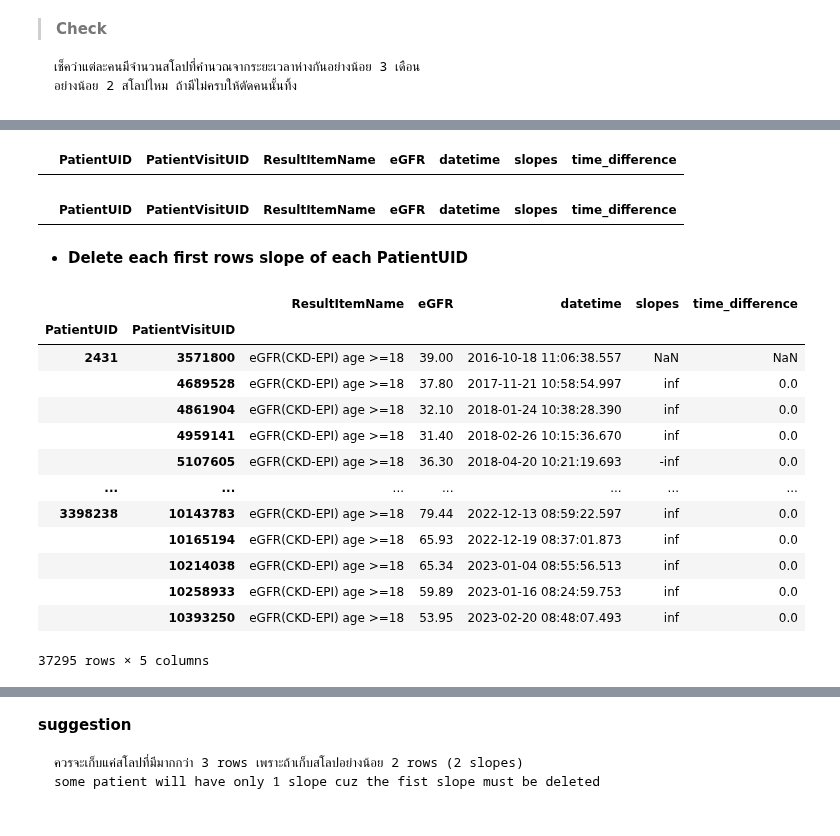
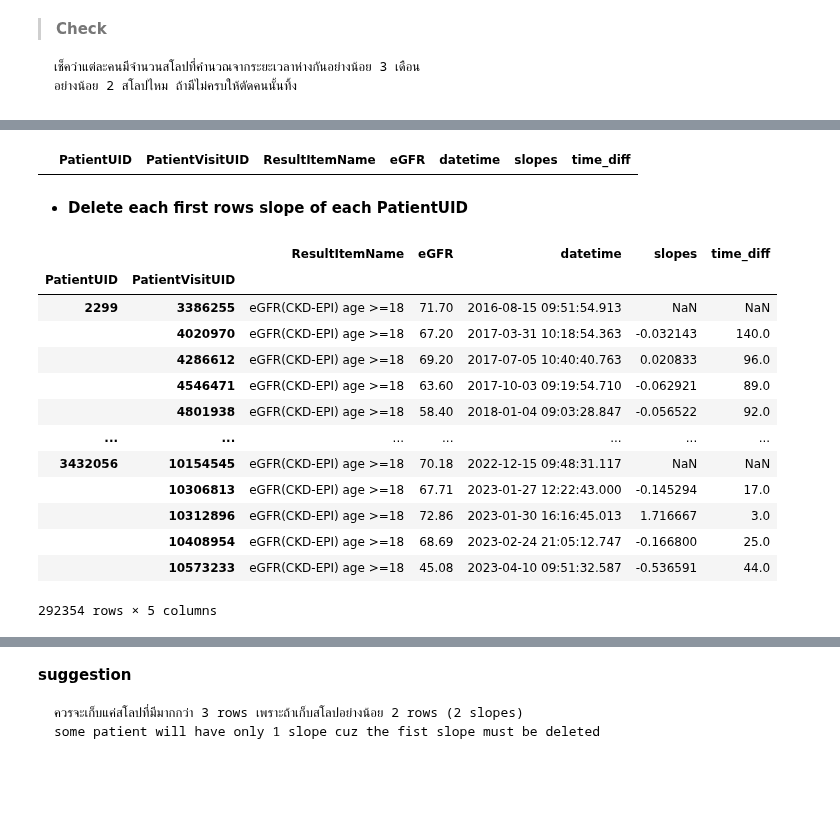
Before and after one commit to nxxk23/PROJECT, a Jupyter notebook: Re_CountSlopes.ipynb, the cells around one changed output, grey strips where cells are left out. Cells and saved outputs as stored; diff of their text form; code cells hidden in the pictures; blank space fills up the shorter version.

```diff
--- a/Re_CountSlopes.ipynb
+++ b/Re_CountSlopes.ipynb
@@ -231,4 +274,4 @@ valid_df
 # %%
-df = df_sorted[['ResultItemName', 'ResultValue','datetime']]
+df = df[['ResultItemName', 'ResultValue', 'datetime', 'lag1']]
 df
 # %% [output]
@@ -248,0 +292,13 @@ df
+# %%
+import pandas as pd
+
+# Assuming 'df' is your DataFrame
+
+# Change the column name 'lag1' to 'time_diff'
+df.rename(columns={'lag1': 'time_diff'}, inplace=True)
+
+# Convert the 'time_diff' values to numerical format representing the number of days
+df['time_diff'] = pd.to_timedelta(df['time_diff']).dt.days
+
+# Display the updated DataFrame
+df
@@ -249,10 +322,6 @@ df
 # %%
-import pandas as pd
-
-# Assuming you have a DataFrame named 'df_sorted' with columns 'ResultItemName', 'eGFR', 'datetime', 'PatientVisitUID', and 'time_difference' where 'PatientUID' is the index.
-
 # Convert 'ResultValue' column to numeric
-df['eGFR'] = pd.to_numeric(df_sorted['ResultValue'], errors='coerce')
+df['eGFR'] = pd.to_numeric(df['ResultValue'], errors='coerce')
 
 # Convert 'datetime' column to datetime type
 df['datetime'] = pd.to_datetime(df['datetime'])
@@ -260,14 +329,11 @@ df['datetime'] = pd.to_datetime(df['datetime'])
 # Drop rows with missing values in 'eGFR' and 'datetime' columns
 df.dropna(subset=['eGFR', 'datetime'], inplace=True)
 
-# Sort DataFrame by 'datetime'
-df.sort_values(by=['datetime'], inplace=True)
-
-##### Calculate the time difference in days ####
-df['time_difference'] = (df['datetime'] - df['datetime'].shift()).dt.days
+# Sort DataFrame by 'PatientUID' and 'datetime'
+df.sort_values(by=['PatientUID', 'datetime'], inplace=True)
 
 # Calculate slopes
-df['slopes'] = (df['eGFR'].diff() / df['time_difference'])
+df['slopes'] = (df['eGFR'].diff() / df['time_diff'])
 
 # Select desired columns
-eGFR_Patient = df[['ResultItemName', 'eGFR', 'datetime', 'slopes', 'time_difference']]
+eGFR_Patient = df[['ResultItemName', 'eGFR', 'datetime', 'slopes', 'time_diff']]
@@ -346,7 +377,7 @@ grouped = eGFR_Patient.groupby(level='PatientUID')
 # Iterate over each group
 for patient_uid, group in grouped:
     # Check if the group has at least 2 rows
-    if len(group) >= 2:
+    if len(group) >= 3:
         # Calculate the minimum and maximum datetime in the group
         min_datetime = group['datetime'].min()
         max_datetime = group['datetime'].max()
@@ -421,33 +442,29 @@ test.head()
-# %%
-t[t['PatientUID']==3417416] # before cut
-# %% [output]
-|  | PatientUID | PatientVisitUID | ResultItemName | eGFR | datetime | slopes | time_difference |
 # %%
-test[test['PatientUID']==3417416] # check if time_diff > 90
+test[test['PatientUID']==33070] # check if time_diff > 90
 # %% [output]
-|  | PatientUID | PatientVisitUID | ResultItemName | eGFR | datetime | slopes | time_difference |
+|  | PatientUID | PatientVisitUID | ResultItemName | eGFR | datetime | slopes | time_diff |
 # %% [markdown]
 - **Delete each first rows slope of each PatientUID**
 # %%
-# Replace 'slopes' and 'time_difference' columns of the first row for each unique 'PatientUID' in DataFrame 'filtered_df'
+# Replace 'slopes' and 'time_diff' columns of the first row for each unique 'PatientUID' in DataFrame 'filtered_df'
 for id in filtered_df.index.get_level_values('PatientUID').unique():
     first_row_index = filtered_df.loc[(id, slice(None)), :].index[0]
-    filtered_df.loc[first_row_index, ('slopes', 'time_difference')] = None
+    filtered_df.loc[first_row_index, ('slopes', 'time_diff')] = None
 
 # Print the updated DataFrame 'filtered_df'
 filtered_df
 # %% [output]
-|  |  | ResultItemName | eGFR | datetime | slopes | time_difference |
+|  |  | ResultItemName | eGFR | datetime | slopes | time_diff |
 | PatientUID | PatientVisitUID |  |  |  |  |  |
-| 2431 | 3571800 | eGFR(CKD-EPI) age >=18 | 39.00 | 2016-10-18 11:06:38.557 | NaN | NaN |
-|  | 4689528 | eGFR(CKD-EPI) age >=18 | 37.80 | 2017-11-21 10:58:54.997 | inf | 0.0 |
-|  | 4861904 | eGFR(CKD-EPI) age >=18 | 32.10 | 2018-01-24 10:38:28.390 | inf | 0.0 |
-|  | 4959141 | eGFR(CKD-EPI) age >=18 | 31.40 | 2018-02-26 10:15:36.670 | inf | 0.0 |
-|  | 5107605 | eGFR(CKD-EPI) age >=18 | 36.30 | 2018-04-20 10:21:19.693 | -inf | 0.0 |
+| 2299 | 3386255 | eGFR(CKD-EPI) age >=18 | 71.70 | 2016-08-15 09:51:54.913 | NaN | NaN |
+|  | 4020970 | eGFR(CKD-EPI) age >=18 | 67.20 | 2017-03-31 10:18:54.363 | -0.032143 | 140.0 |
+|  | 4286612 | eGFR(CKD-EPI) age >=18 | 69.20 | 2017-07-05 10:40:40.763 | 0.020833 | 96.0 |
+|  | 4546471 | eGFR(CKD-EPI) age >=18 | 63.60 | 2017-10-03 09:19:54.710 | -0.062921 | 89.0 |
+|  | 4801938 | eGFR(CKD-EPI) age >=18 | 58.40 | 2018-01-04 09:03:28.847 | -0.056522 | 92.0 |
 | ... | ... | ... | ... | ... | ... | ... |
-| 3398238 | 10143783 | eGFR(CKD-EPI) age >=18 | 79.44 | 2022-12-13 08:59:22.597 | inf | 0.0 |
-|  | 10165194 | eGFR(CKD-EPI) age >=18 | 65.93 | 2022-12-19 08:37:01.873 | inf | 0.0 |
-|  | 10214038 | eGFR(CKD-EPI) age >=18 | 65.34 | 2023-01-04 08:55:56.513 | inf | 0.0 |
-|  | 10258933 | eGFR(CKD-EPI) age >=18 | 59.89 | 2023-01-16 08:24:59.753 | inf | 0.0 |
-|  | 10393250 | eGFR(CKD-EPI) age >=18 | 53.95 | 2023-02-20 08:48:07.493 | inf | 0.0 |
+| 3432056 | 10154545 | eGFR(CKD-EPI) age >=18 | 70.18 | 2022-12-15 09:48:31.117 | NaN | NaN |
+|  | 10306813 | eGFR(CKD-EPI) age >=18 | 67.71 | 2023-01-27 12:22:43.000 | -0.145294 | 17.0 |
+|  | 10312896 | eGFR(CKD-EPI) age >=18 | 72.86 | 2023-01-30 16:16:45.013 | 1.716667 | 3.0 |
+|  | 10408954 | eGFR(CKD-EPI) age >=18 | 68.69 | 2023-02-24 21:05:12.747 | -0.166800 | 25.0 |
+|  | 10573233 | eGFR(CKD-EPI) age >=18 | 45.08 | 2023-04-10 09:51:32.587 | -0.536591 | 44.0 |
-37295 rows × 5 columns
+292354 rows × 5 columns
```
Also changed, not shown: parts of 30 cells of this notebook.
